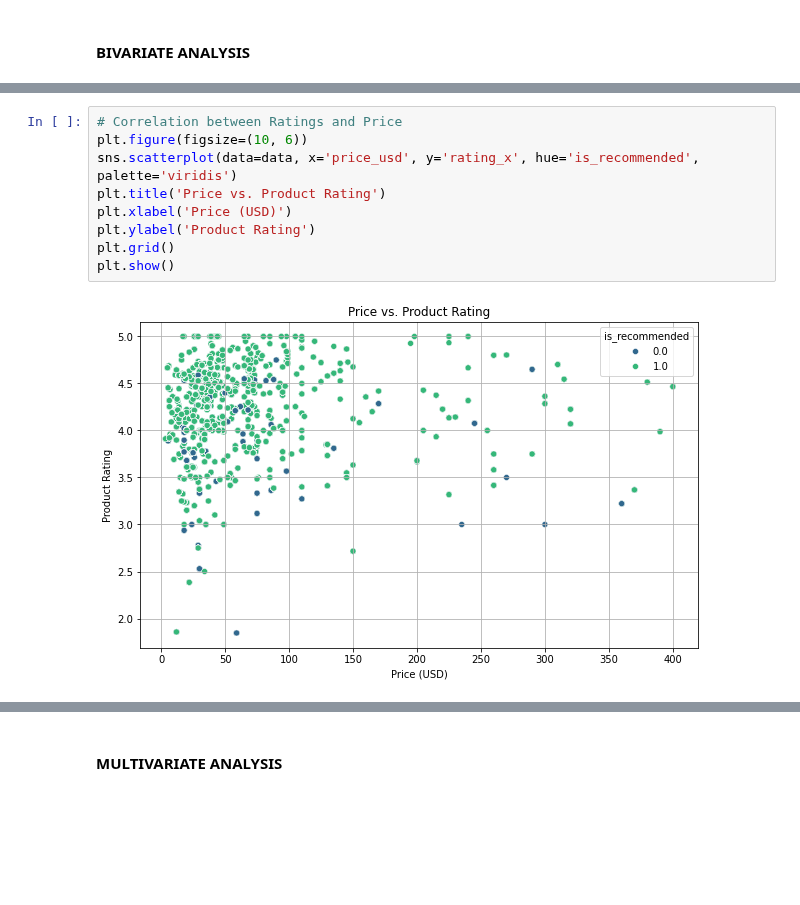
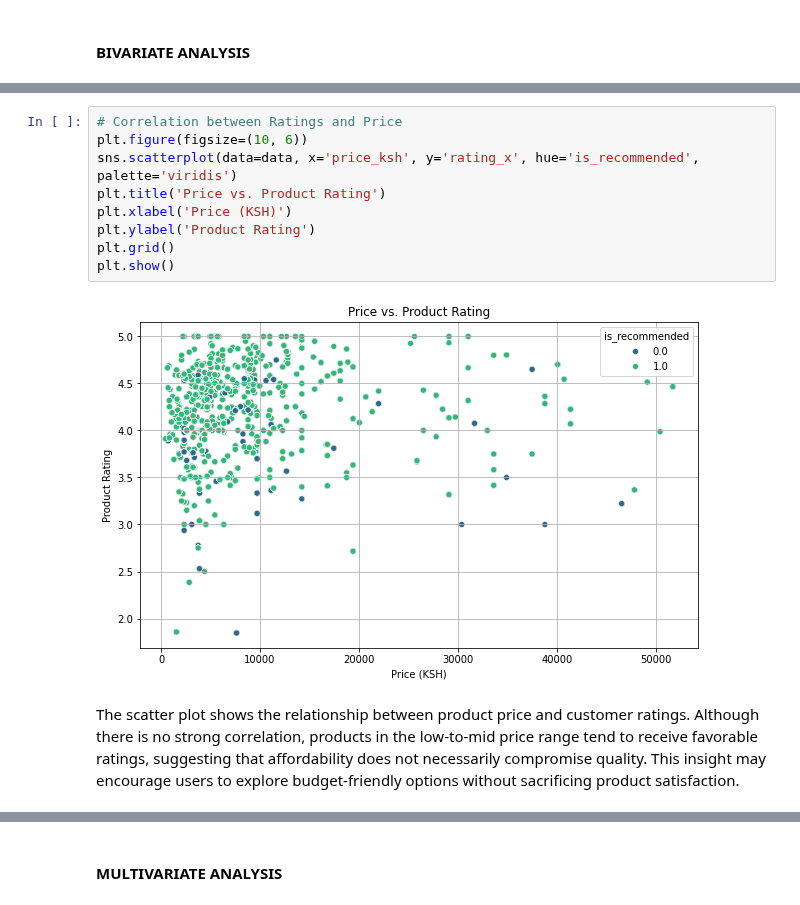
Before and after one commit to ECCHERUIYOT/AI-Powered-Recommendations-For-Melanin-Skin, a Jupyter notebook: index.ipynb, the cells around one changed output, grey strips where cells are left out. Drawn from its saved outputs; the diff is of its cells as text; blank space fills up the shorter version.

```diff
--- a/index.ipynb
+++ b/index.ipynb
@@ -361,11 +419,13 @@ plt.show()
 # %%
 # Correlation between Ratings and Price
 plt.figure(figsize=(10, 6))
-sns.scatterplot(data=data, x='price_usd', y='rating_x', hue='is_recommended', palette='viridis')
+sns.scatterplot(data=data, x='price_ksh', y='rating_x', hue='is_recommended', palette='viridis')
 plt.title('Price vs. Product Rating')
-plt.xlabel('Price (USD)')
+plt.xlabel('Price (KSH)')
 plt.ylabel('Product Rating')
 plt.grid()
 plt.show()
 # %% [output]
-[figure, old version]
+[figure, new version]
+# %% [markdown]
+The scatter plot shows the relationship between product price and customer ratings. Although there is no strong correlation, products in the low-to-mid price range tend to receive favorable ratings, suggesting that affordability does not necessarily compromise quality. This insight may encourage users to explore budget-friendly options without sacrificing product satisfaction.
```
Also changed, not shown: parts of 41 cells of this notebook.
